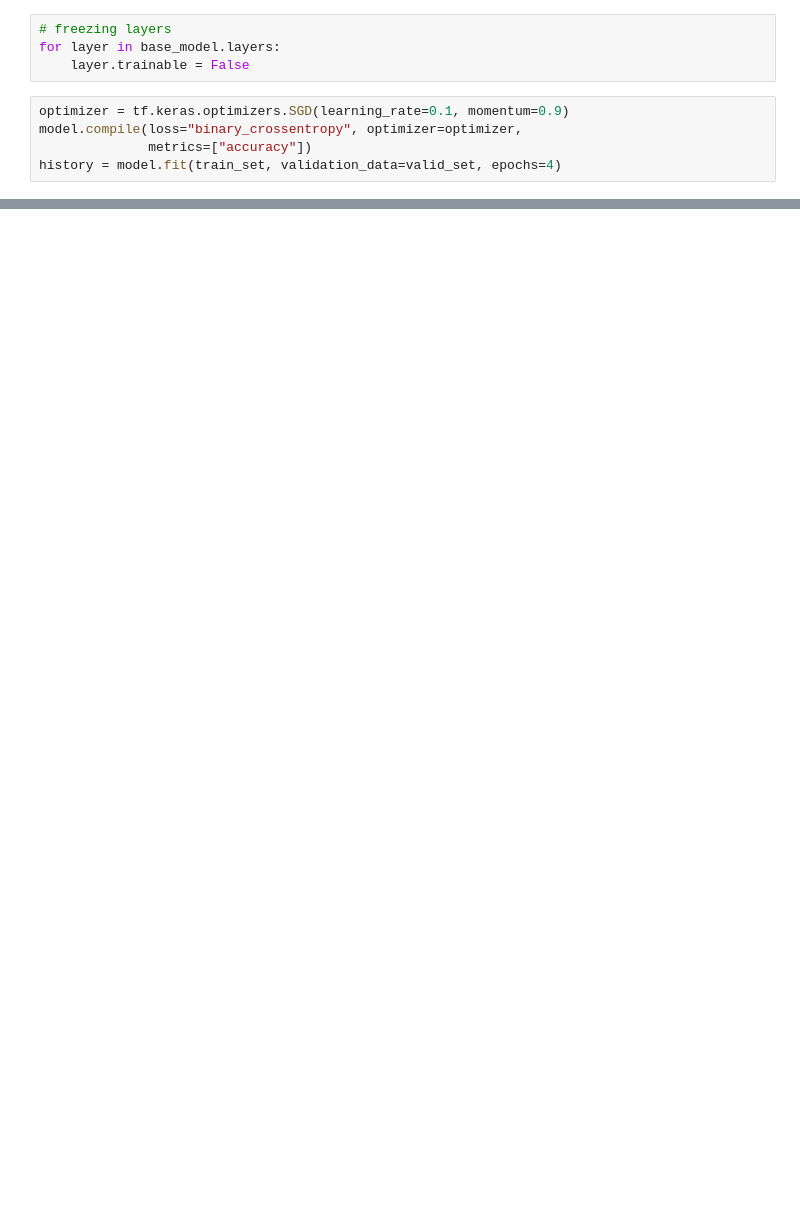
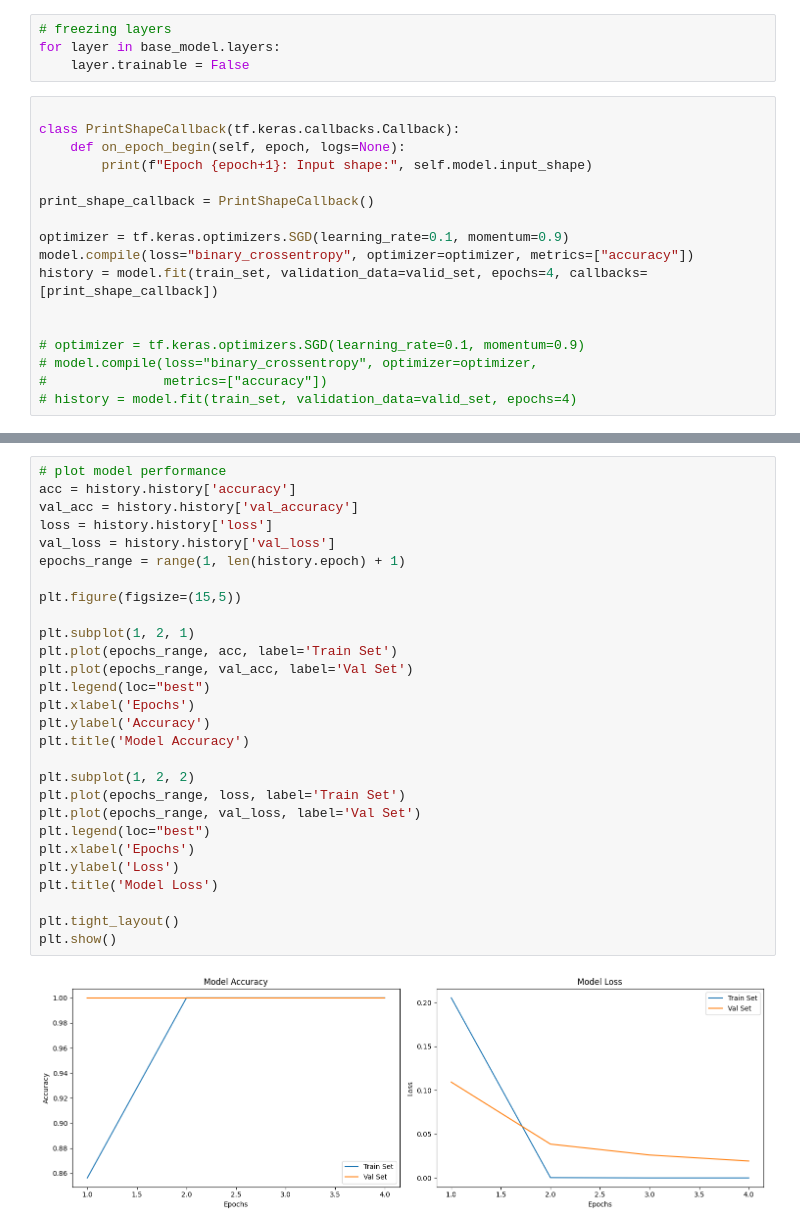
Before and after one commit to vickiekknight/PixelPatrol, a Jupyter notebook: deepfake_detection.ipynb, the cells around one changed output, grey strips where cells are left out. Saved outputs shown, nothing was run; the diff lists cells and outputs as text; blank space fills up the shorter version.

```diff
--- a/deepfake_detection.ipynb
+++ b/deepfake_detection.ipynb
@@ -185,8 +228,20 @@ model = tf.keras.Model(inputs=base_model.input, outputs=output)
 for layer in base_model.layers:
     layer.trainable = False
 # %%
+
+class PrintShapeCallback(tf.keras.callbacks.Callback):
+    def on_epoch_begin(self, epoch, logs=None):
+        print(f"Epoch {epoch+1}: Input shape:", self.model.input_shape)
+
+print_shape_callback = PrintShapeCallback()
+
 optimizer = tf.keras.optimizers.SGD(learning_rate=0.1, momentum=0.9)
-model.compile(loss="binary_crossentropy", optimizer=optimizer,
-              metrics=["accuracy"])
-history = model.fit(train_set, validation_data=valid_set, epochs=4)
+model.compile(loss="binary_crossentropy", optimizer=optimizer, metrics=["accuracy"])
+history = model.fit(train_set, validation_data=valid_set, epochs=4, callbacks=[print_shape_callback])
+
+
+# optimizer = tf.keras.optimizers.SGD(learning_rate=0.1, momentum=0.9)
+# model.compile(loss="binary_crossentropy", optimizer=optimizer,
+#               metrics=["accuracy"])
+# history = model.fit(train_set, validation_data=valid_set, epochs=4)
 # %% [output]
@@ -194,0 +266,30 @@ Epoch 1/4
+# %%
+# plot model performance
+acc = history.history['accuracy']
+val_acc = history.history['val_accuracy']
+loss = history.history['loss']
+val_loss = history.history['val_loss']
+epochs_range = range(1, len(history.epoch) + 1)
+
+plt.figure(figsize=(15,5))
+
+plt.subplot(1, 2, 1)
+plt.plot(epochs_range, acc, label='Train Set')
+plt.plot(epochs_range, val_acc, label='Val Set')
+plt.legend(loc="best")
+plt.xlabel('Epochs')
+plt.ylabel('Accuracy')
+plt.title('Model Accuracy')
+
+plt.subplot(1, 2, 2)
+plt.plot(epochs_range, loss, label='Train Set')
+plt.plot(epochs_range, val_loss, label='Val Set')
+plt.legend(loc="best")
+plt.xlabel('Epochs')
+plt.ylabel('Loss')
+plt.title('Model Loss')
+
+plt.tight_layout()
+plt.show()
+# %% [output]
+[figure, added]
```
Also changed, not shown: parts of 8 cells of this notebook.
